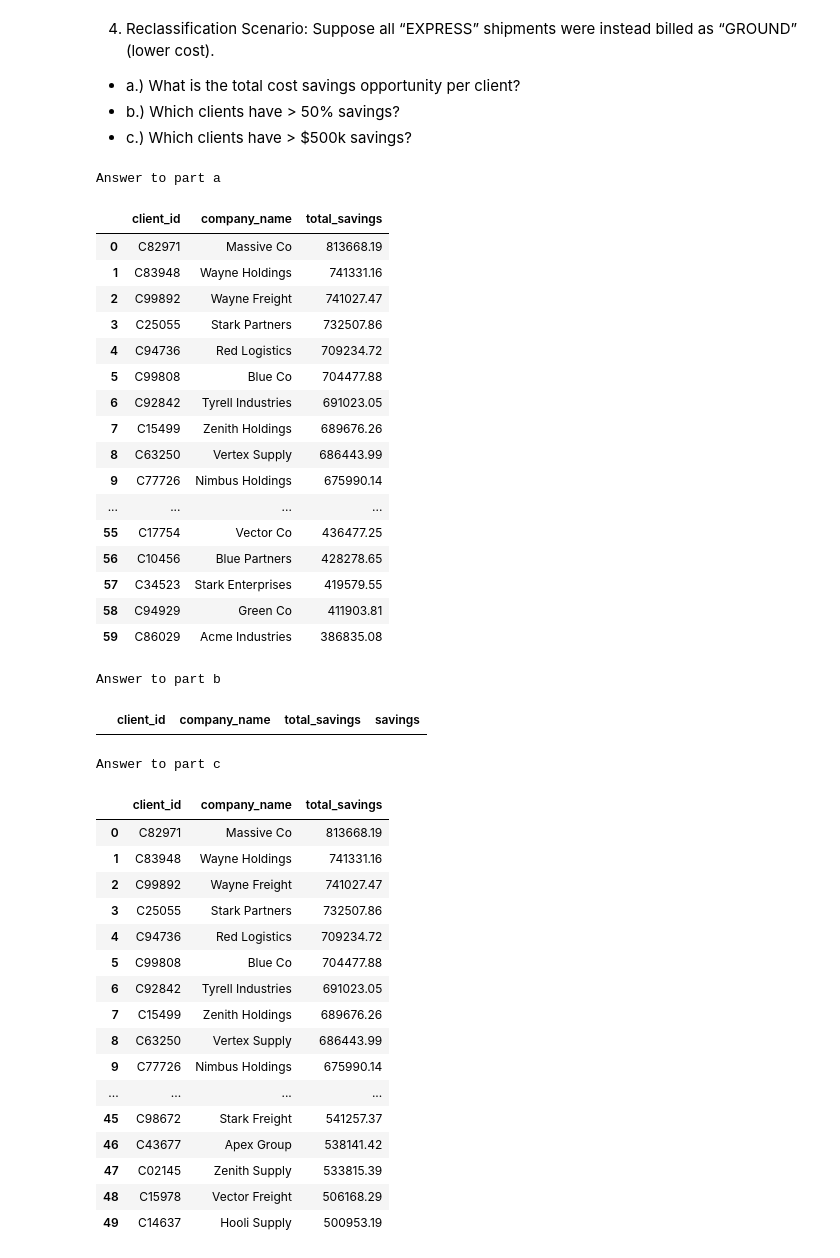
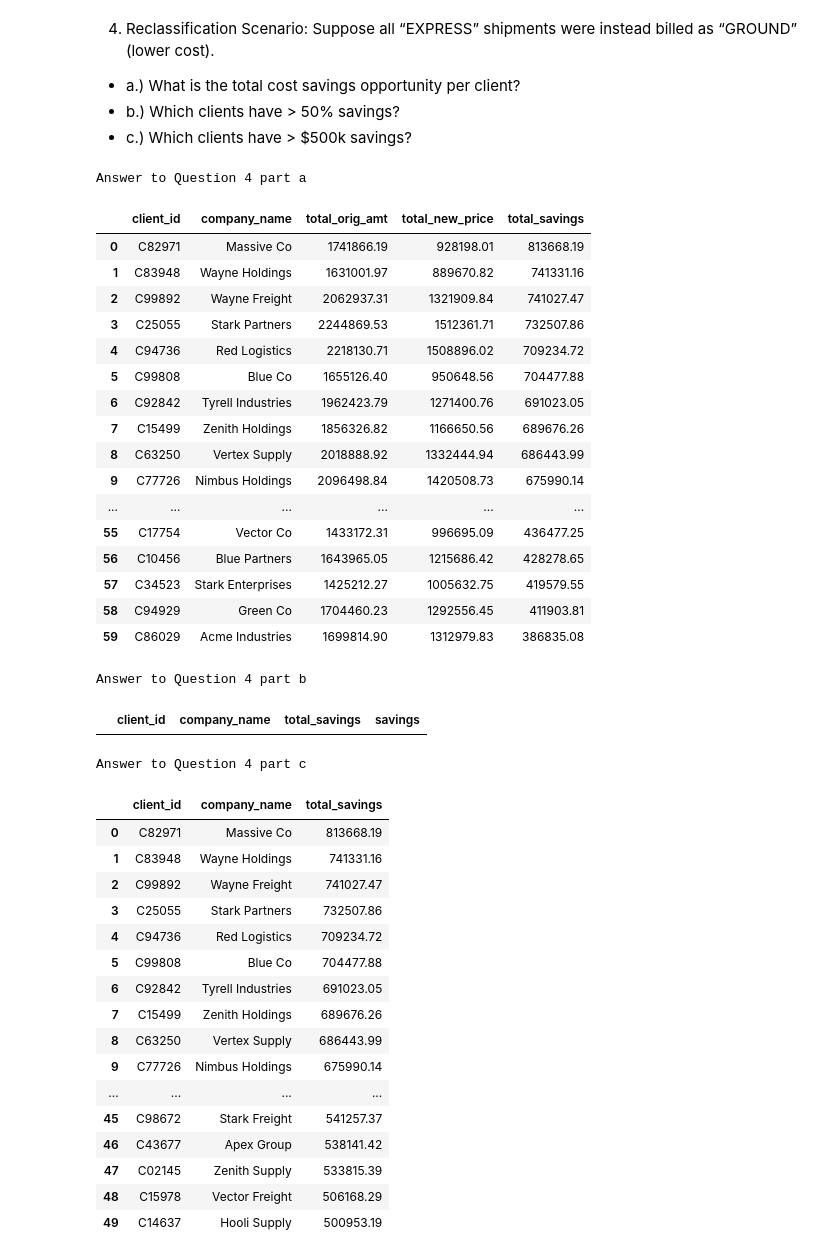
Before and after one commit to Relenes510/reveel_th_proj, a Jupyter notebook: notebooks/analysis questions.ipynb, the cells around one changed output. Drawn from its saved outputs; the diff is of its cells as text; code cells hidden in the pictures.

```diff
--- a/notebooks/analysis questions.ipynb
+++ b/notebooks/analysis questions.ipynb
@@ -227,57 +227,57 @@ def answer_q_4(part):
                            WHEN shipment_type = 'EXPRESS' THEN 10
                            WHEN shipment_type = 'FREIGHT' THEN 20
                            END as shipment_price,
                            CASE WHEN shipment_type = 'EXPRESS' THEN 1 ELSE shipment_price END scenario_price,
                            invoice_amt / shipment_price as unit
                            FROM df""").fetchdf()
     df_temp = con.execute("""WITH temp AS
                           (SELECT *, unit * scenario_price as new_price, ROUND(invoice_amt - new_price, 2) as savings
                           FROM df_temp)
 
-                          SELECT client_id, company_name, SUM(invoice_amt) as total_orig_amt,
-                          SUM(new_price) as total_new_price, SUM(savings) as total_savings FROM temp
+                          SELECT client_id, company_name, ROUND(SUM(invoice_amt), 2) as total_orig_amt,
+                          ROUND(SUM(new_price), 2) as total_new_price, SUM(savings) as total_savings FROM temp
                           GROUP BY client_id, company_name""").fetchdf()
     if part == 'a':
-        answ = con.execute("""SELECT * EXCLUDE(total_orig_amt, total_new_price) FROM df_temp
+        answ = con.execute("""SELECT * FROM df_temp
                               ORDER BY total_savings DESC""").fetchdf()
     elif part == 'b':
         answ = con.execute("""SELECT * EXCLUDE(total_orig_amt, total_new_price),
                               (total_orig_amt - total_new_price) / total_orig_amt as savings FROM df_temp
                               WHERE savings > 0.5
                               ORDER BY total_savings DESC""").fetchdf()
     elif part == 'c':
         answ = con.execute("""SELECT * EXCLUDE(total_orig_amt, total_new_price) FROM df_temp
                               WHERE total_savings > 500000
                               ORDER BY total_savings DESC""").fetchdf()
     answ.to_csv(f"../output_tables/answer4part{part}.csv", index=False)
     print(f'Answer to Question 4 part {part}')
     display(answ)
 
 answer_q_4('a')
 answer_q_4('b')
 answer_q_4('c')
 # %% [output]
-Answer to part a
+Answer to Question 4 part a
-|  | client_id | company_name | total_savings |
-| 0 | C82971 | Massive Co | 813668.19 |
-| 1 | C83948 | Wayne Holdings | 741331.16 |
-| 2 | C99892 | Wayne Freight | 741027.47 |
-| 3 | C25055 | Stark Partners | 732507.86 |
-| 4 | C94736 | Red Logistics | 709234.72 |
-| 5 | C99808 | Blue Co | 704477.88 |
-| 6 | C92842 | Tyrell Industries | 691023.05 |
-| 7 | C15499 | Zenith Holdings | 689676.26 |
-| 8 | C63250 | Vertex Supply | 686443.99 |
-| 9 | C77726 | Nimbus Holdings | 675990.14 |
-| ... | ... | ... | ... |
-| 55 | C17754 | Vector Co | 436477.25 |
-| 56 | C10456 | Blue Partners | 428278.65 |
-| 57 | C34523 | Stark Enterprises | 419579.55 |
-| 58 | C94929 | Green Co | 411903.81 |
-| 59 | C86029 | Acme Industries | 386835.08 |
+|  | client_id | company_name | total_orig_amt | total_new_price | total_savings |
+| 0 | C82971 | Massive Co | 1741866.19 | 928198.01 | 813668.19 |
+| 1 | C83948 | Wayne Holdings | 1631001.97 | 889670.82 | 741331.16 |
+| 2 | C99892 | Wayne Freight | 2062937.31 | 1321909.84 | 741027.47 |
+| 3 | C25055 | Stark Partners | 2244869.53 | 1512361.71 | 732507.86 |
+| 4 | C94736 | Red Logistics | 2218130.71 | 1508896.02 | 709234.72 |
+| 5 | C99808 | Blue Co | 1655126.40 | 950648.56 | 704477.88 |
+| 6 | C92842 | Tyrell Industries | 1962423.79 | 1271400.76 | 691023.05 |
+| 7 | C15499 | Zenith Holdings | 1856326.82 | 1166650.56 | 689676.26 |
+| 8 | C63250 | Vertex Supply | 2018888.92 | 1332444.94 | 686443.99 |
+| 9 | C77726 | Nimbus Holdings | 2096498.84 | 1420508.73 | 675990.14 |
+| ... | ... | ... | ... | ... | ... |
+| 55 | C17754 | Vector Co | 1433172.31 | 996695.09 | 436477.25 |
+| 56 | C10456 | Blue Partners | 1643965.05 | 1215686.42 | 428278.65 |
+| 57 | C34523 | Stark Enterprises | 1425212.27 | 1005632.75 | 419579.55 |
+| 58 | C94929 | Green Co | 1704460.23 | 1292556.45 | 411903.81 |
+| 59 | C86029 | Acme Industries | 1699814.90 | 1312979.83 | 386835.08 |
-Answer to part b
+Answer to Question 4 part b
 |  | client_id | company_name | total_savings | savings |
-Answer to part c
+Answer to Question 4 part c
 |  | client_id | company_name | total_savings |
 | 0 | C82971 | Massive Co | 813668.19 |
 | 1 | C83948 | Wayne Holdings | 741331.16 |
```
Also changed, not shown: parts of 2 cells of this notebook, 1 other file.
